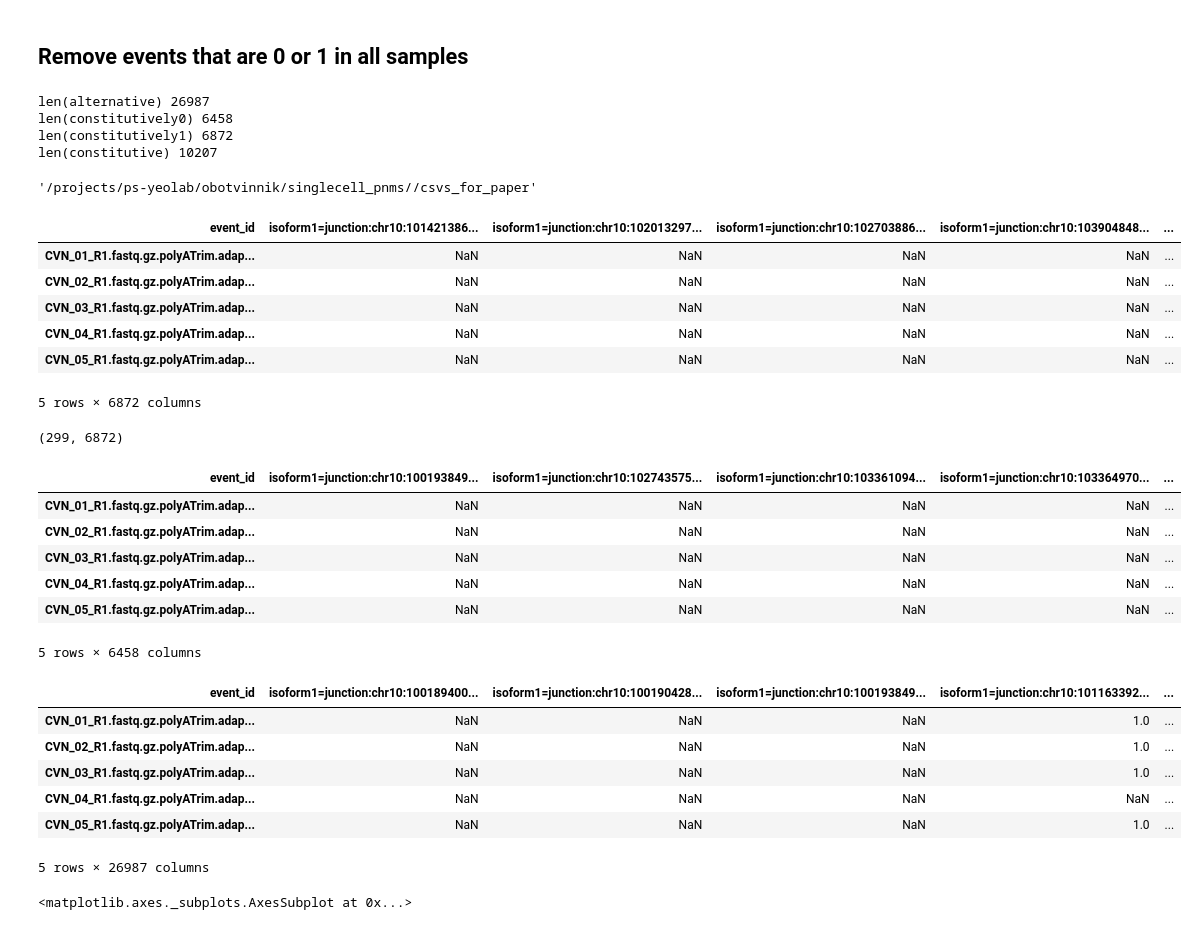
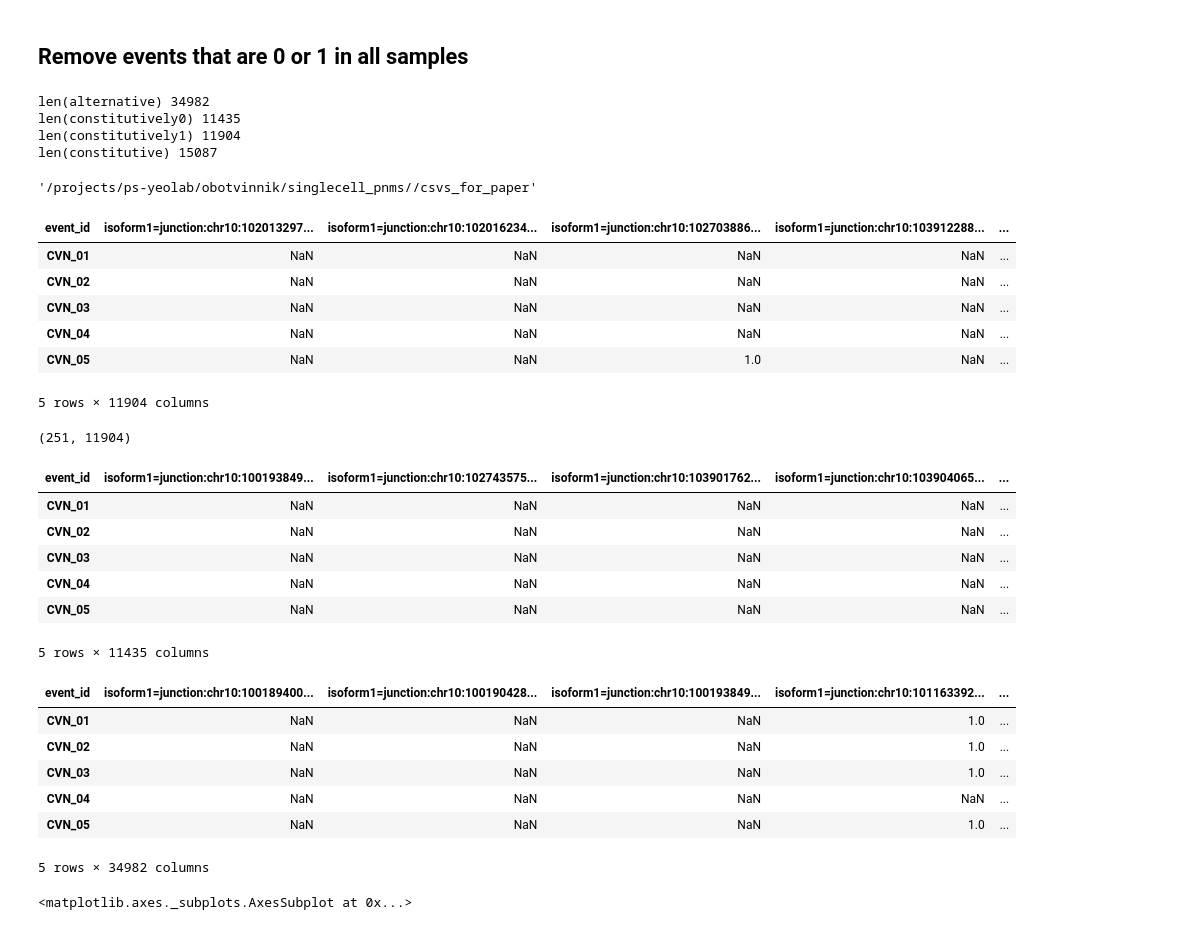
Before and after one commit to YeoLab/singlecell_pnm, a Jupyter notebook: 00_Data_collection/20_Filter_out_non-alternative_splicing_events.ipynb, the cells around one changed output. Cells and saved outputs as stored; diff of their text form; code cells hidden in the pictures.

```diff
--- a/00_Data_collection/20_Filter_out_non-alternative_splicing_events.ipynb
+++ b/00_Data_collection/20_Filter_out_non-alternative_splicing_events.ipynb
@@ -18,7 +18,7 @@ import matplotlib.pyplot as plt
 # %%
 from __future__ import print_function
 # %%
-psi = pd.read_csv('{}/outrigger_v2_rmdup_unstranded/psi/outrigger_psi.csv'.format(folder), index_col=0).T
+psi = pd.read_csv('{}/outrigger_v2_bam_unstranded/psi/outrigger_psi.csv'.format(folder), index_col=0).T
 print(psi.shape)
 psi.head()
 # %% [output]
@@ -77,10 +77,10 @@ print('len(constitutively1)', len(constitutively1))
 constitutive = constitutively0 | constitutively1
 print('len(constitutive)', len(constitutive))
 # %% [output]
-len(alternative) 26987
-len(constitutively0) 6458
-len(constitutively1) 6872
-len(constitutive) 10207
+len(alternative) 34982
+len(constitutively0) 11435
+len(constitutively1) 11904
+len(constitutive) 15087
 # %%
 csv_folder
 # %% [output]
@@ -90,39 +90,39 @@ psi_constitutive1 = psi[constitutively1]
 psi_constitutive1.to_csv('{}/psi_constitutively1.csv'.format(csv_folder))
 psi_constitutive1.head()
 # %% [output]
-| event_id | isoform1=junction:chr10:101421386... | isoform1=junction:chr10:102013297... | isoform1=junction:chr10:102703886... | isoform1=junction:chr10:103904848... | ... |
-| CVN_01_R1.fastq.gz.polyATrim.adap... | NaN | NaN | NaN | NaN | ... |
-| CVN_02_R1.fastq.gz.polyATrim.adap... | NaN | NaN | NaN | NaN | ... |
-| CVN_03_R1.fastq.gz.polyATrim.adap... | NaN | NaN | NaN | NaN | ... |
-| CVN_04_R1.fastq.gz.polyATrim.adap... | NaN | NaN | NaN | NaN | ... |
-| CVN_05_R1.fastq.gz.polyATrim.adap... | NaN | NaN | NaN | NaN | ... |
+| event_id | isoform1=junction:chr10:102013297... | isoform1=junction:chr10:102016234... | isoform1=junction:chr10:102703886... | isoform1=junction:chr10:103912288... | ... |
+| CVN_01 | NaN | NaN | NaN | NaN | ... |
+| CVN_02 | NaN | NaN | NaN | NaN | ... |
+| CVN_03 | NaN | NaN | NaN | NaN | ... |
+| CVN_04 | NaN | NaN | NaN | NaN | ... |
+| CVN_05 | NaN | NaN | 1.0 | NaN | ... |
-5 rows × 6872 columns
+5 rows × 11904 columns
 # %%
 psi_constitutive1.shape
 # %% [output]
-(299, 6872)
+(251, 11904)
 # %%
 psi_constitutive0 = psi[constitutively0]
 psi_constitutive0.to_csv('{}/psi_constitutively0.csv'.format(csv_folder))
 psi_constitutive0.head()
 # %% [output]
-| event_id | isoform1=junction:chr10:100193849... | isoform1=junction:chr10:102743575... | isoform1=junction:chr10:103361094... | isoform1=junction:chr10:103364970... | ... |
-| CVN_01_R1.fastq.gz.polyATrim.adap... | NaN | NaN | NaN | NaN | ... |
-| CVN_02_R1.fastq.gz.polyATrim.adap... | NaN | NaN | NaN | NaN | ... |
-| CVN_03_R1.fastq.gz.polyATrim.adap... | NaN | NaN | NaN | NaN | ... |
-| CVN_04_R1.fastq.gz.polyATrim.adap... | NaN | NaN | NaN | NaN | ... |
-| CVN_05_R1.fastq.gz.polyATrim.adap... | NaN | NaN | NaN | NaN | ... |
+| event_id | isoform1=junction:chr10:100193849... | isoform1=junction:chr10:102743575... | isoform1=junction:chr10:103901762... | isoform1=junction:chr10:103904065... | ... |
+| CVN_01 | NaN | NaN | NaN | NaN | ... |
+| CVN_02 | NaN | NaN | NaN | NaN | ... |
+| CVN_03 | NaN | NaN | NaN | NaN | ... |
+| CVN_04 | NaN | NaN | NaN | NaN | ... |
+| CVN_05 | NaN | NaN | NaN | NaN | ... |
-5 rows × 6458 columns
+5 rows × 11435 columns
 # %%
 psi_alternative = psi[alternative]
-psi_alternative.to_csv('{}/psi.csv'.format(csv_folder))
-psi_alternative.to_csv('{}/splicing.csv'.format(csv_folder))
+psi_alternative.to_csv('{}/psi_alternative.csv'.format(csv_folder))
+# psi_alternative.to_csv('{}/splicing.csv'.format(csv_folder))
 psi_alternative.head()
 # %% [output]
 | event_id | isoform1=junction:chr10:100189400... | isoform1=junction:chr10:100190428... | isoform1=junction:chr10:100193849... | isoform1=junction:chr10:101163392... | ... |
-| CVN_01_R1.fastq.gz.polyATrim.adap... | NaN | NaN | NaN | 1.0 | ... |
-| CVN_02_R1.fastq.gz.polyATrim.adap... | NaN | NaN | NaN | 1.0 | ... |
-| CVN_03_R1.fastq.gz.polyATrim.adap... | NaN | NaN | NaN | 1.0 | ... |
-| CVN_04_R1.fastq.gz.polyATrim.adap... | NaN | NaN | NaN | NaN | ... |
-| CVN_05_R1.fastq.gz.polyATrim.adap... | NaN | NaN | NaN | 1.0 | ... |
+| CVN_01 | NaN | NaN | NaN | 1.0 | ... |
+| CVN_02 | NaN | NaN | NaN | 1.0 | ... |
+| CVN_03 | NaN | NaN | NaN | 1.0 | ... |
+| CVN_04 | NaN | NaN | NaN | NaN | ... |
+| CVN_05 | NaN | NaN | NaN | 1.0 | ... |
-5 rows × 26987 columns
+5 rows × 34982 columns
```
Also changed, not shown: parts of 2 cells of this notebook, 40 other files.
